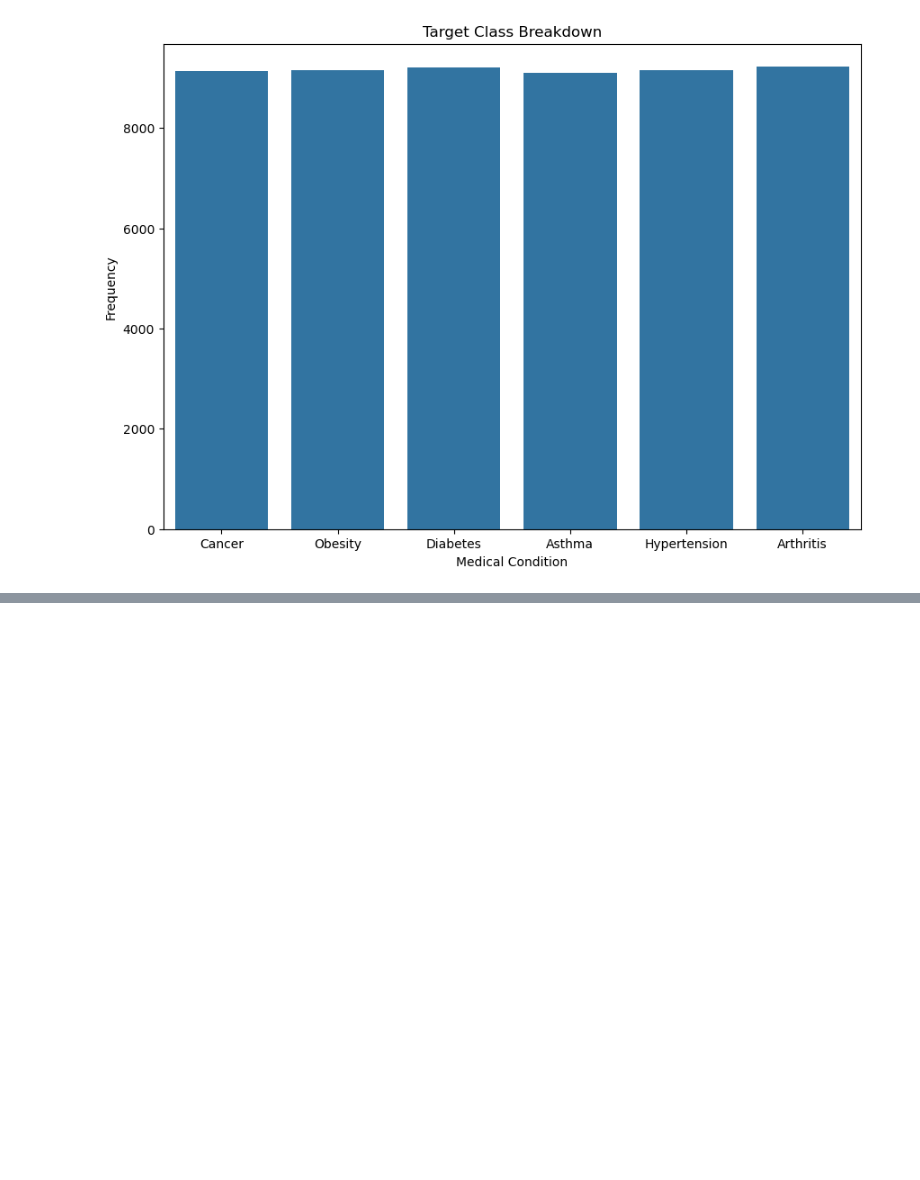
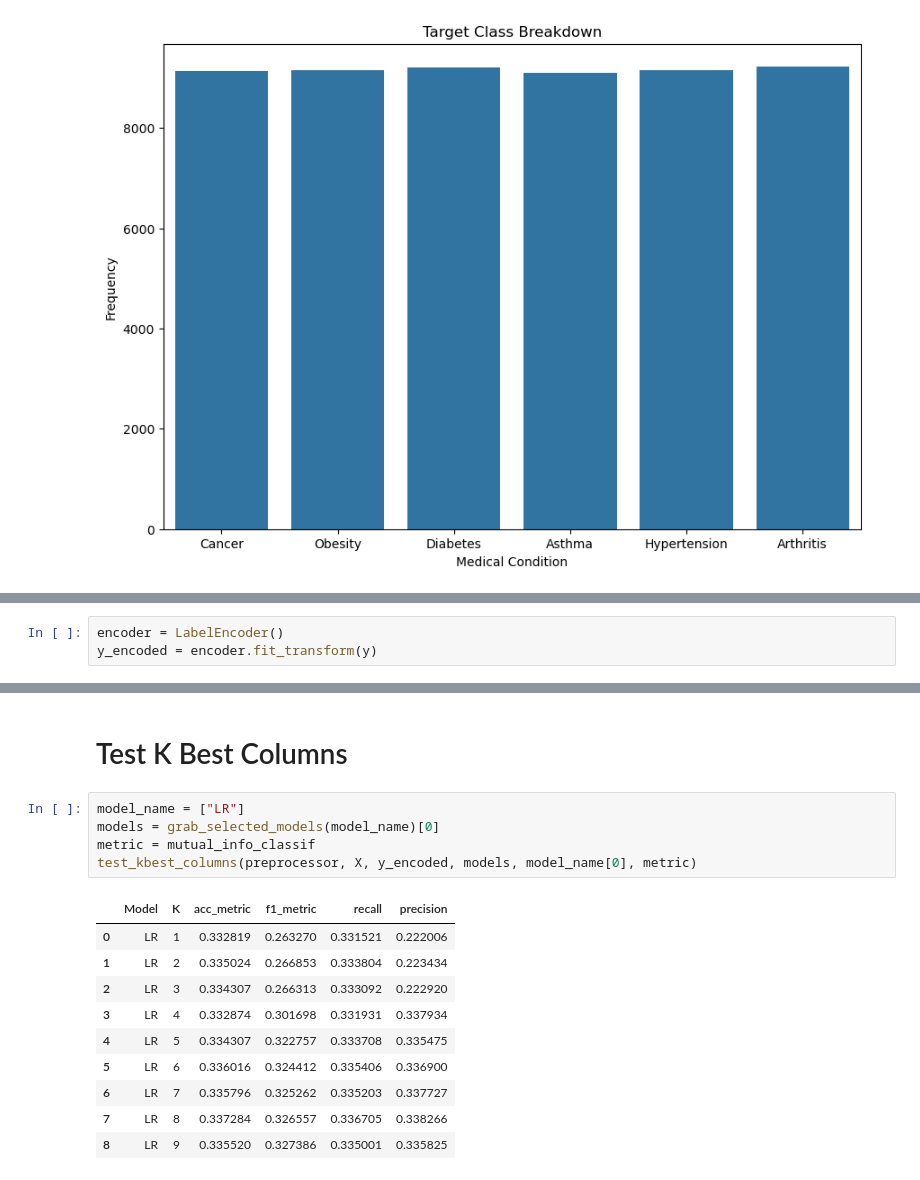
Before and after one commit to MaukanMir/Health-Care-Analysis, a Jupyter notebook: training.ipynb, the cells around one changed output, grey strips where cells are left out. Saved outputs shown, nothing was run; the diff lists cells and outputs as text; blank space fills up the shorter version.

Commit message:
added new models

```diff
--- a/training.ipynb
+++ b/training.ipynb
@@ -265,0 +453,3 @@ check_class_imbalance(df["Medical Condition"])
+# %%
+encoder = LabelEncoder()
+y_encoded = encoder.fit_transform(y)
@@ -265,0 +507,18 @@ check_class_imbalance(df["Medical Condition"])
+# %% [markdown]
+# Test K Best Columns
+# %%
+model_name = ["LR"]
+models = grab_selected_models(model_name)[0]
+metric = mutual_info_classif
+test_kbest_columns(preprocessor, X, y_encoded, models, model_name[0], metric)
+# %% [output]
+|  | Model | K | acc_metric | f1_metric | recall | precision |
+| 0 | LR | 1 | 0.332819 | 0.263270 | 0.331521 | 0.222006 |
+| 1 | LR | 2 | 0.335024 | 0.266853 | 0.333804 | 0.223434 |
+| 2 | LR | 3 | 0.334307 | 0.266313 | 0.333092 | 0.222920 |
+| 3 | LR | 4 | 0.332874 | 0.301698 | 0.331931 | 0.337934 |
+| 4 | LR | 5 | 0.334307 | 0.322757 | 0.333708 | 0.335475 |
+| 5 | LR | 6 | 0.336016 | 0.324412 | 0.335406 | 0.336900 |
+| 6 | LR | 7 | 0.335796 | 0.325262 | 0.335203 | 0.337727 |
+| 7 | LR | 8 | 0.337284 | 0.326557 | 0.336705 | 0.338266 |
+| 8 | LR | 9 | 0.335520 | 0.327386 | 0.335001 | 0.335825 |
```
Also changed, not shown: parts of 16 cells of this notebook.
